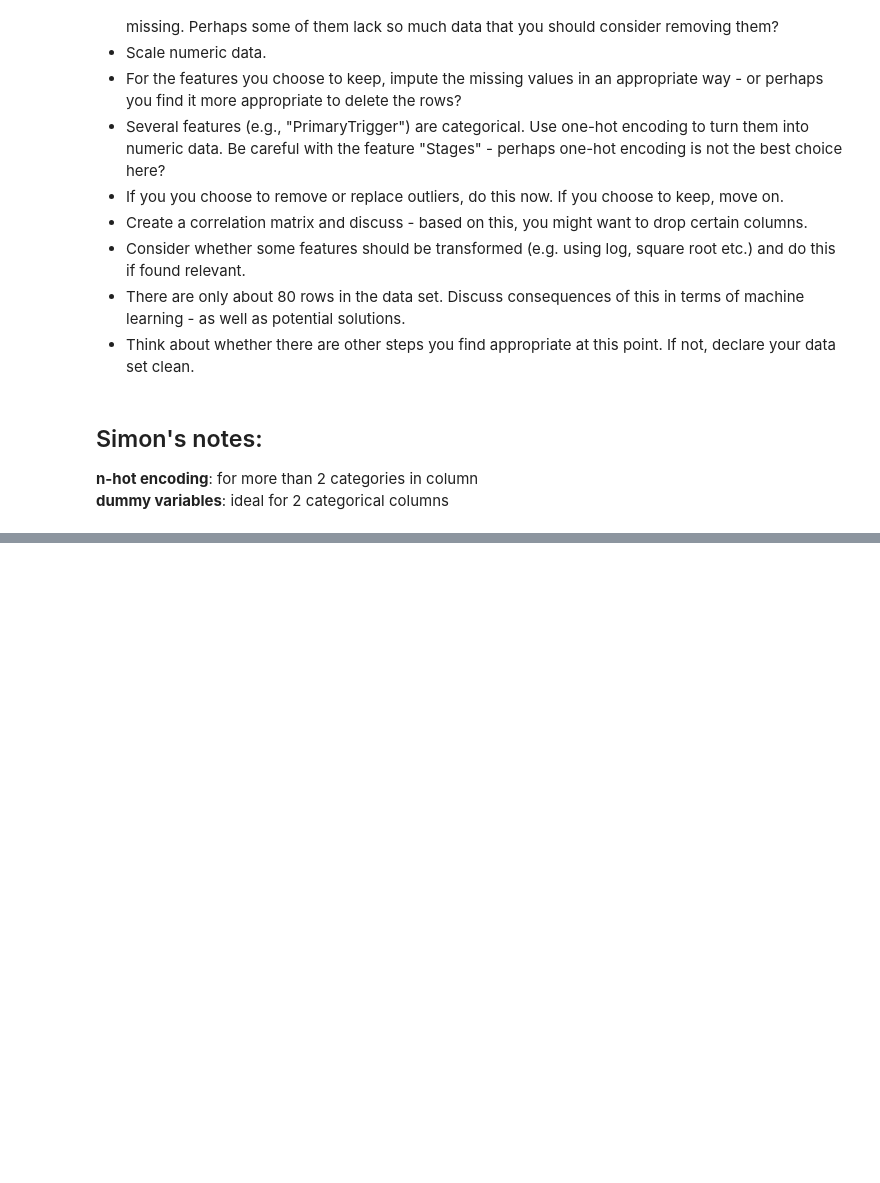
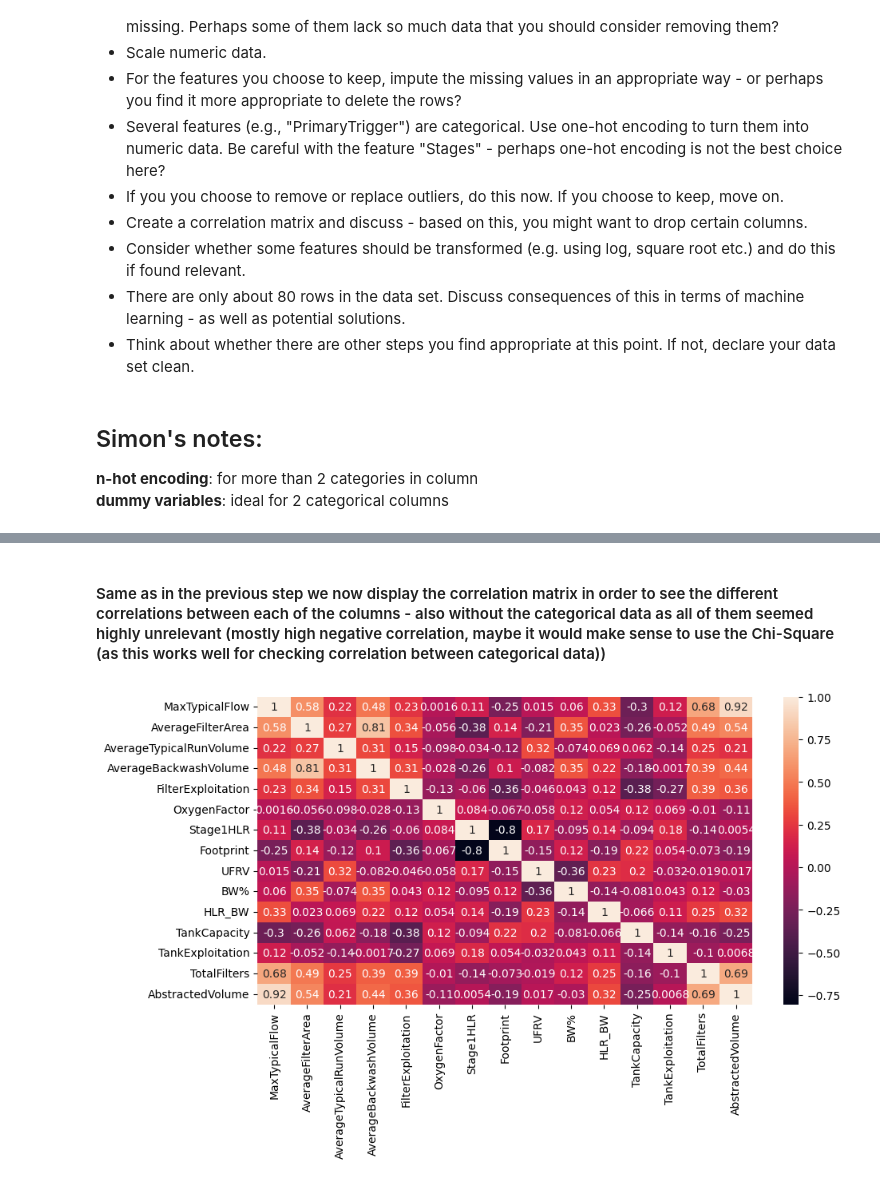
Before and after one commit to MAL-flowdemort/assignment_3, a Jupyter notebook: Preprocessing - Water treatment plants.ipynb, the cells around one changed output, grey strips where cells are left out. Saved outputs shown, nothing was run; the diff lists cells and outputs as text; code cells hidden in the pictures; blank space fills up the shorter version.

```diff
--- a/Preprocessing - Water treatment plants.ipynb
+++ b/Preprocessing - Water treatment plants.ipynb
@@ -204,0 +103,26 @@ Column Stages has 4 categories
+# %%
+#print the columns data types
+print(f"Columns data types: \n{relevantColumnsDf.dtypes}")
+
+#impute missing values of the columns, use fillna method if the data type is ibject, and use IterativeImputer if the data type is float64 or int64
+from sklearn.experimental import enable_iterative_imputer
+from sklearn.impute import IterativeImputer
+from sklearn.impute import SimpleImputer
+
+#split the dataset into two datasets, one with object data types and one with float64 and int64 data types
+objectDf = relevantColumnsDf.select_dtypes(include=['object'])
+floatDf = relevantColumnsDf.select_dtypes(include=['float64'])
+intDf = relevantColumnsDf.select_dtypes(include=['int64'])
+
+#impute missing values of the object data type columns
+imputer = SimpleImputer(strategy='most_frequent')
+objectDf = pd.DataFrame(imputer.fit_transform(objectDf), columns=objectDf.columns)
+
+#impute missing values of the float64 and int64 data type columns
+imputer = IterativeImputer(max_iter=10, random_state=0)
+floatDf = pd.DataFrame(imputer.fit_transform(floatDf), columns=floatDf.columns)
+intDf = pd.DataFrame(imputer.fit_transform(intDf), columns=intDf.columns)
+
+#concatenate the datasets
+imputedDf = pd.concat([objectDf, floatDf, intDf], axis=1)
+display(imputedDf)
@@ -204,0 +209,10 @@ Column Stages has 4 categories
+# %% [markdown]
+<h4>Same as in the previous step we now display the correlation matrix in order to see the different correlations between each of the columns - also without the categorical data as all of them seemed highly unrelevant (mostly high negative correlation, maybe it would make sense to use the Chi-Square (as this works well for checking correlation between categorical data))</h4>
+# %%
+#create a correlation matrix
+correlationMatrix = numericalColumnsDf.corr()
+plt.figure(figsize=(10,5))
+sns.heatmap(correlationMatrix, annot=True)
+plt.show()
+# %% [output]
+[figure, added]
```
Also changed, not shown: parts of 11 cells of this notebook.
